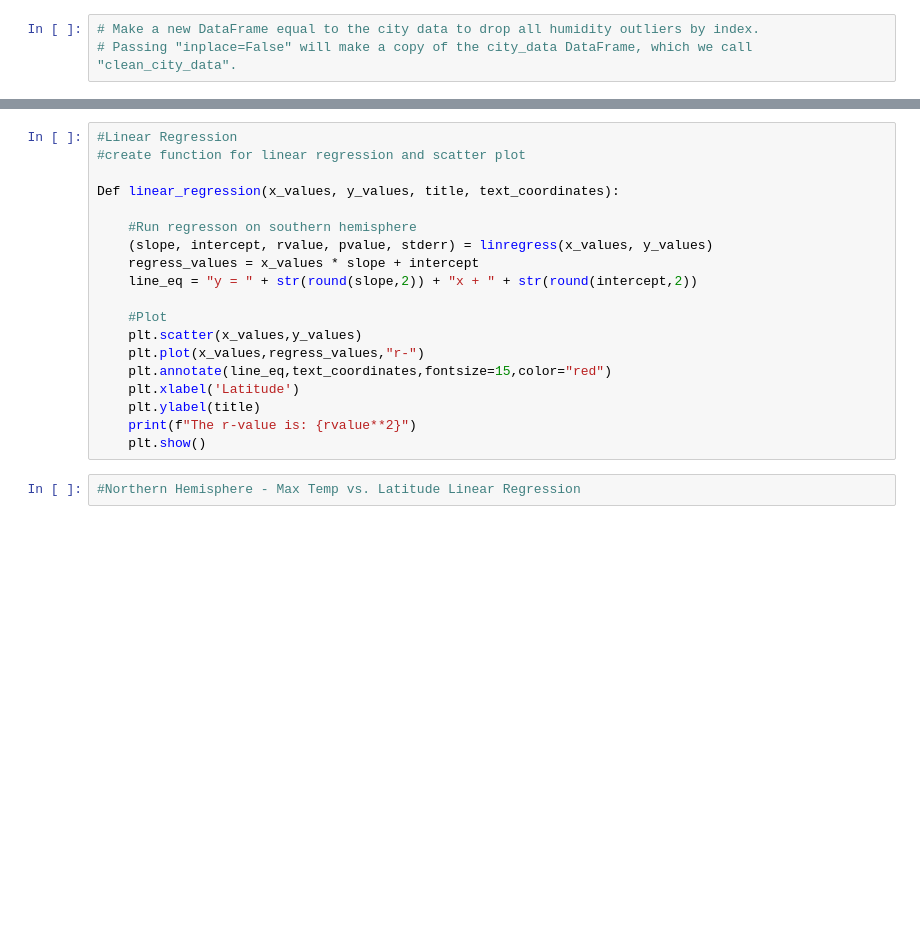
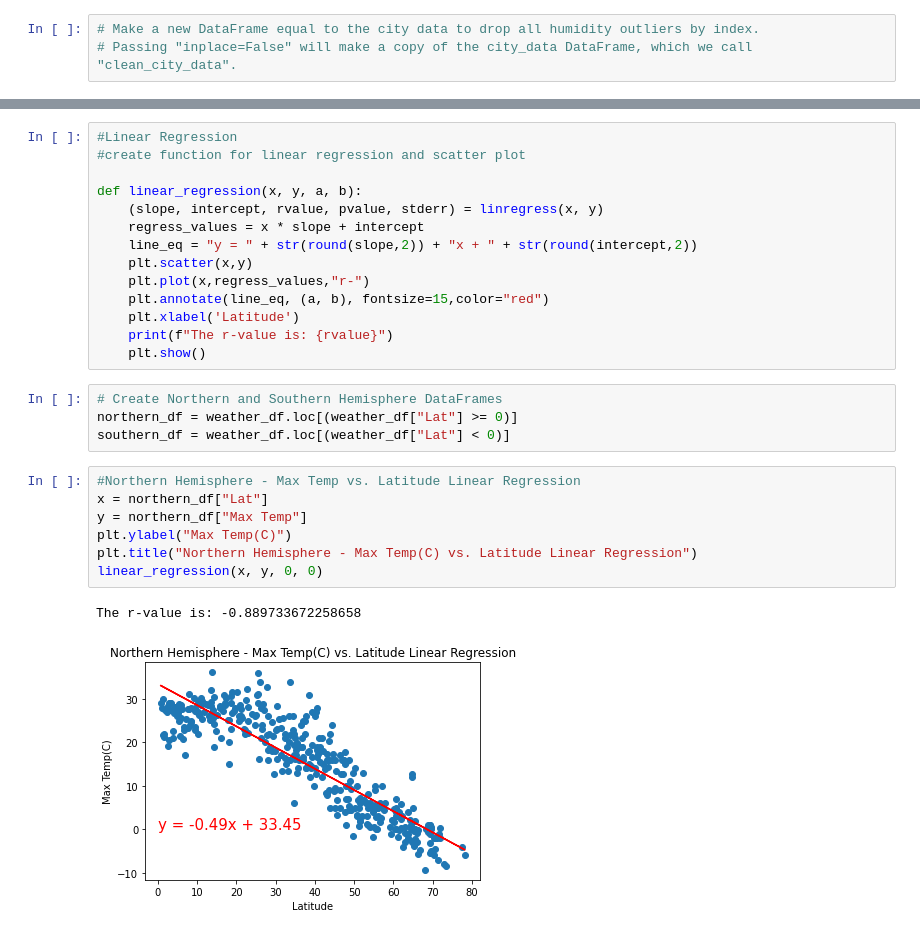
Before and after one commit to leomgarduno/python-api-challenge, a Jupyter notebook: WeatherPy/WeatherPy.ipynb, the cells around one changed output, grey strips where cells are left out. Saved outputs shown, nothing was run; the diff lists cells and outputs as text; blank space fills up the shorter version.

Commit message:
formula and linear regression added for each variable

```diff
--- a/WeatherPy/WeatherPy.ipynb
+++ b/WeatherPy/WeatherPy.ipynb
@@ -244,20 +244,27 @@ plt.show()
 #Linear Regression
 #create function for linear regression and scatter plot
 
-Def linear_regression(x_values, y_values, title, text_coordinates):
-
-    #Run regresson on southern hemisphere
-    (slope, intercept, rvalue, pvalue, stderr) = linregress(x_values, y_values)
-    regress_values = x_values * slope + intercept
+def linear_regression(x, y, a, b):
+    (slope, intercept, rvalue, pvalue, stderr) = linregress(x, y)
+    regress_values = x * slope + intercept
     line_eq = "y = " + str(round(slope,2)) + "x + " + str(round(intercept,2))
-
-    #Plot
-    plt.scatter(x_values,y_values)
-    plt.plot(x_values,regress_values,"r-")
-    plt.annotate(line_eq,text_coordinates,fontsize=15,color="red")
+    plt.scatter(x,y)
+    plt.plot(x,regress_values,"r-")
+    plt.annotate(line_eq, (a, b), fontsize=15,color="red")
     plt.xlabel('Latitude')
-    plt.ylabel(title)
-    print(f"The r-value is: {rvalue**2}")
+    print(f"The r-value is: {rvalue}")
     plt.show()
-# %%
-#Northern Hemisphere - Max Temp vs. Latitude Linear Regression
+# %%
+# Create Northern and Southern Hemisphere DataFrames
+northern_df = weather_df.loc[(weather_df["Lat"] >= 0)]
+southern_df = weather_df.loc[(weather_df["Lat"] < 0)]
+# %%
+#Northern Hemisphere - Max Temp vs. Latitude Linear Regression
+x = northern_df["Lat"]
+y = northern_df["Max Temp"]
+plt.ylabel("Max Temp(C)")
+plt.title("Northern Hemisphere - Max Temp(C) vs. Latitude Linear Regression")
+linear_regression(x, y, 0, 0)
+# %% [output]
+The r-value is: -0.889733672258658
+[figure, added]
```
Also changed, not shown: parts of 17 cells of this notebook, 5 other files.
